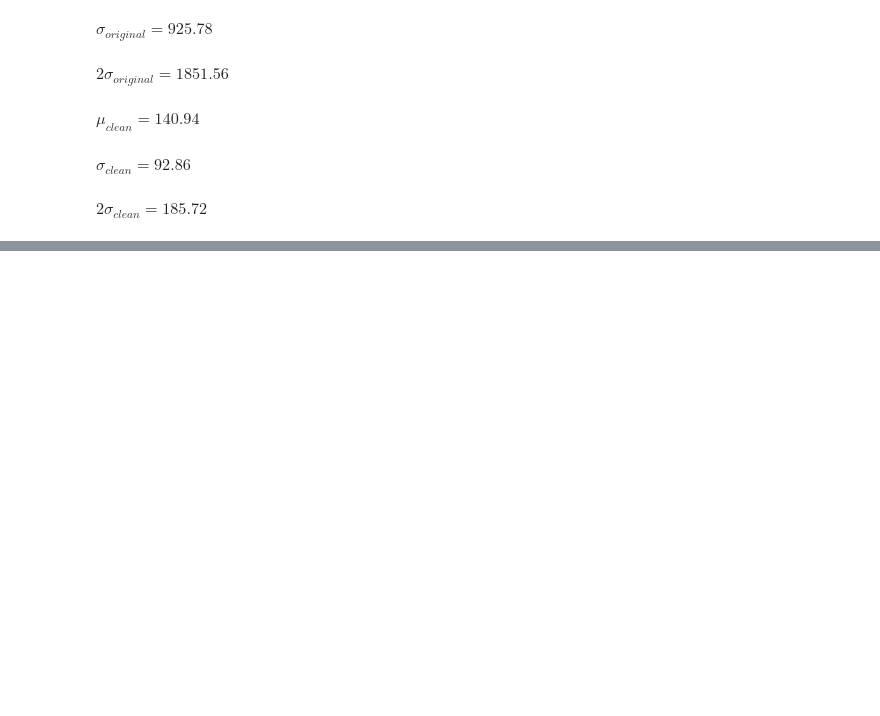
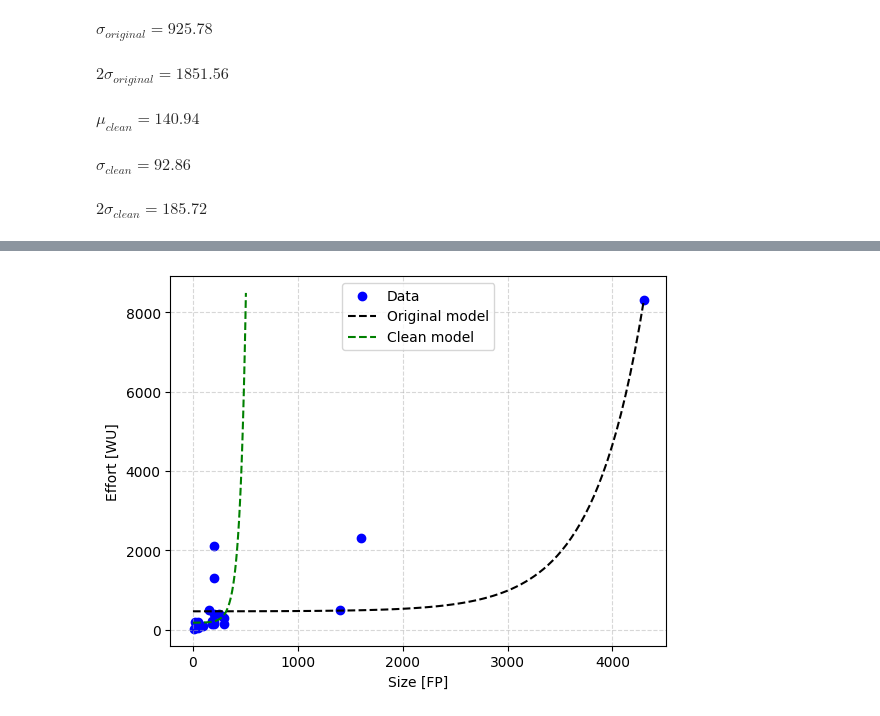
Before and after one commit to iannickgagnon/software_estimation_analysis_1_2023, a Jupyter notebook: main.ipynb, the cells around one changed output, grey strips where cells are left out. Drawn from its saved outputs; the diff is of its cells as text; code cells hidden in the pictures; blank space fills up the shorter version.

Commit message:
Added exponential models.

```diff
--- a/main.ipynb
+++ b/main.ipynb
@@ -709,0 +716,82 @@ $\displaystyle 2\sigma_{clean} = 185.72$
+# %%
+def exponential(x, a, b):
+  """
+  Compute exponential values with given coefficients.
+
+  Args:
+    x (np.ndarray): Independent variable values.
+    a (float): Exponential coefficient.
+    b (float): Intercept coefficient.
+
+  Returns:
+    (np.ndarray): Dependent values for specified model and x-values.
+  """
+
+  return np.exp(a * x) + b
+# %%
+def generate_plot_5():
+
+  # Get the original data
+  x_original, y_original = get_data()
+
+  # Remove outliers and build model
+  x_clean, y_clean, x_outliers, y_outliers, model_no_outliers = build_model_remove_outliers(x_original, y_original)
+
+  # Remove the rightmost data point
+  x_removed_outliers, y_removed_outliers = model_data_remove_rightmost(x_clean, y_clean)
+
+  # Fit model on original data
+  (a_original, b_original), _ = curve_fit(f = exponential,
+                                          xdata = x_original.reshape(-1),
+                                          ydata = y_original.reshape(-1),
+                                          p0 = (0.,0.),
+                                          bounds = (-np.inf, np.inf))
+
+  # Fit model on cleaned data
+  (a_clean, b_clean), _ = curve_fit(f = exponential,
+                                    xdata = x_removed_outliers.reshape(-1),
+                                    ydata = y_removed_outliers.reshape(-1),
+                                    p0 = (0.,0.),
+                                    bounds = (-np.inf, np.inf))
+
+  # Calculate r-squared for both models
+  y_pred_original = exponential(x_original, a_original, b_original)
+  r_squared_original = r2_score(y_original, y_pred_original)
+
+  y_pred_clean = exponential(x_removed_outliers, a_clean, b_clean)
+  r_squared_clean = r2_score(y_removed_outliers, y_pred_clean)
+
+  # Create plots
+  x_temp_plot_original = np.linspace(0, 4300, 100)
+  x_temp_plot_clean = np.linspace(0, 505, 100)
+
+  plt.scatter(x_original, y_original, color='b', label='_no_legend_')
+  plt.plot(x_temp_plot_original,  exponential(x_temp_plot_original, a_original, b_original), '--k')
+  plt.plot(x_temp_plot_clean, exponential(x_temp_plot_clean, a_clean, b_clean), '--g')
+
+  # Add axis labels
+  plt.xlabel('Size [FP]')
+  plt.ylabel('Effort [WU]')
+
+  # Add grid lines
+  plt.grid(True, linestyle='--', alpha=0.5)
+
+  # Add legend
+  plt.legend(('Data', 'Original model', 'Clean model'))
+
+  # Show plot
+  plt.show()
+
+  # Show regression equations, MMREs and R2s
+  print('Regression equation 1 : ')
+  display(Math(r'\hat{y}_{1} = ' + f'{a_original:.2}x' + '^{' + f'{b_original:.2f}' + '}'))
+  print(f'R2_1 = {r_squared_original:.4f}')
+  print('\n')
+  print('Regression equation 2 : ')
+  display(Math(r'\hat{y}_{2} = ' + f'{a_clean:.2}x' + '^{' + f'{b_clean:.2f}' + '}'))
+  print(f'R2_2 = {r_squared_clean:.4f}')
+
+
+generate_plot_5()
+# %% [output]
+[figure, added]
```
Also changed, not shown: parts of 4 cells of this notebook.
